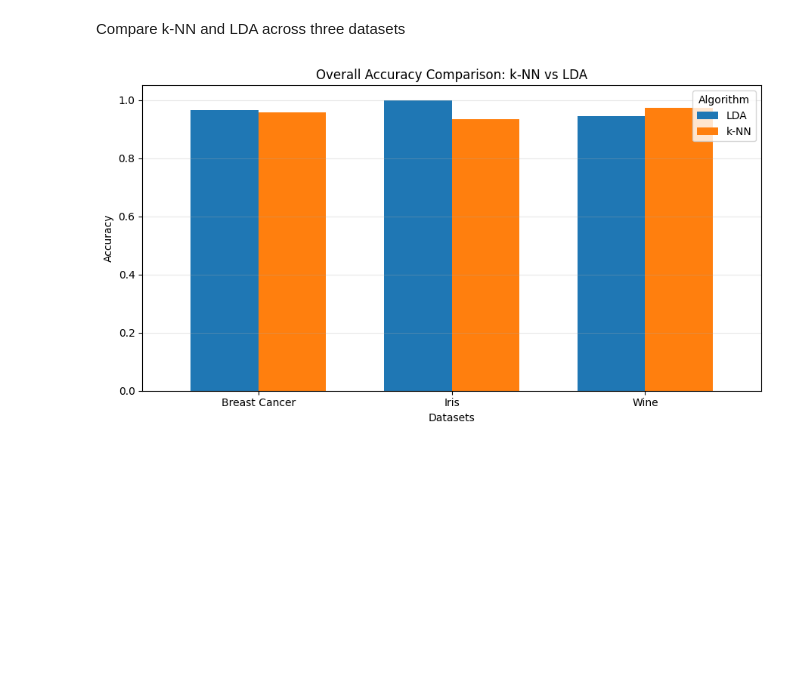
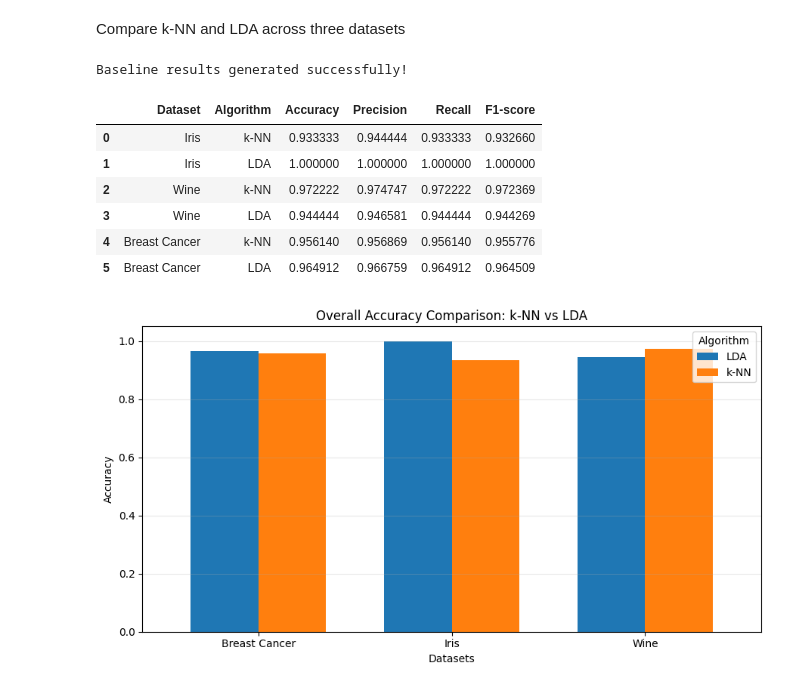
Before and after one commit to smithavagdevikota/Knn-vs-Lda-learning-curve-analysis, a Jupyter notebook: ML_Project.ipynb, the cells around one changed output. Drawn from its saved outputs; the diff is of its cells as text; code cells hidden in the pictures; blank space fills up the shorter version.

```diff
--- a/ML_Project.ipynb
+++ b/ML_Project.ipynb
@@ -907,6 +966,55 @@ for dataset in noise_results_df["Dataset"].unique():
 **Graphs**
 # %% [markdown]
 Compare k-NN and LDA across three datasets
+# %%
+results = []
+
+models = {
+    "k-NN": Pipeline([
+        ("scaler", StandardScaler()),
+        ("classifier", KNeighborsClassifier(n_neighbors=5))
+    ]),
+    "LDA": Pipeline([
+        ("scaler", StandardScaler()),
+        ("classifier", LinearDiscriminantAnalysis())
+    ])
+}
+
+for name, (X_train, X_test, y_train, y_test) in splits.items():
+
+    for algorithm, model in models.items():
+
+        model.fit(X_train, y_train)
+        y_pred = model.predict(X_test)
+
+        results.append({
+            "Dataset": name,
+            "Algorithm": algorithm,
+            "Accuracy": accuracy_score(y_test, y_pred),
+            "Precision": precision_score(
+                y_test, y_pred, average="weighted", zero_division=0
+            ),
+            "Recall": recall_score(
+                y_test, y_pred, average="weighted", zero_division=0
+            ),
+            "F1-score": f1_score(
+                y_test, y_pred, average="weighted", zero_division=0
+            )
+        })
+
+results_df = pd.DataFrame(results)
+
+print("Baseline results generated successfully!")
+display(results_df)
+# %% [output]
+Baseline results generated successfully!
+|  | Dataset | Algorithm | Accuracy | Precision | Recall | F1-score |
+| 0 | Iris | k-NN | 0.933333 | 0.944444 | 0.933333 | 0.932660 |
+| 1 | Iris | LDA | 1.000000 | 1.000000 | 1.000000 | 1.000000 |
+| 2 | Wine | k-NN | 0.972222 | 0.974747 | 0.972222 | 0.972369 |
+| 3 | Wine | LDA | 0.944444 | 0.946581 | 0.944444 | 0.944269 |
+| 4 | Breast Cancer | k-NN | 0.956140 | 0.956869 | 0.956140 | 0.955776 |
+| 5 | Breast Cancer | LDA | 0.964912 | 0.966759 | 0.964912 | 0.964509 |
 # %%
 import matplotlib.pyplot as plt
 import numpy as np
```
Also changed, not shown: parts of 12 cells of this notebook.
